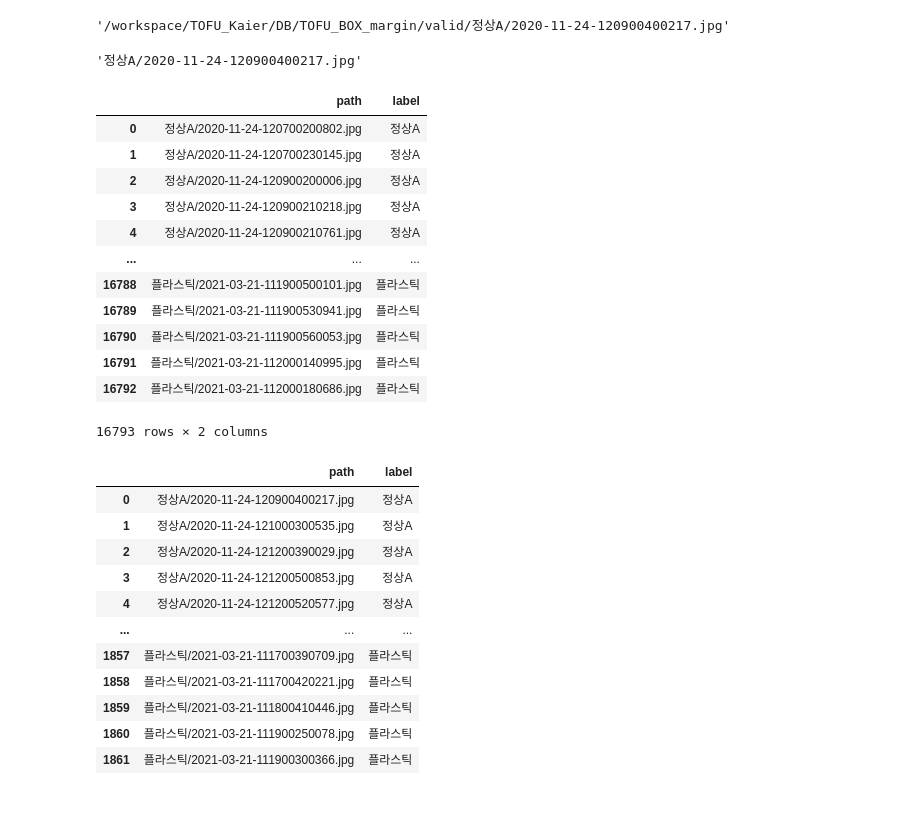
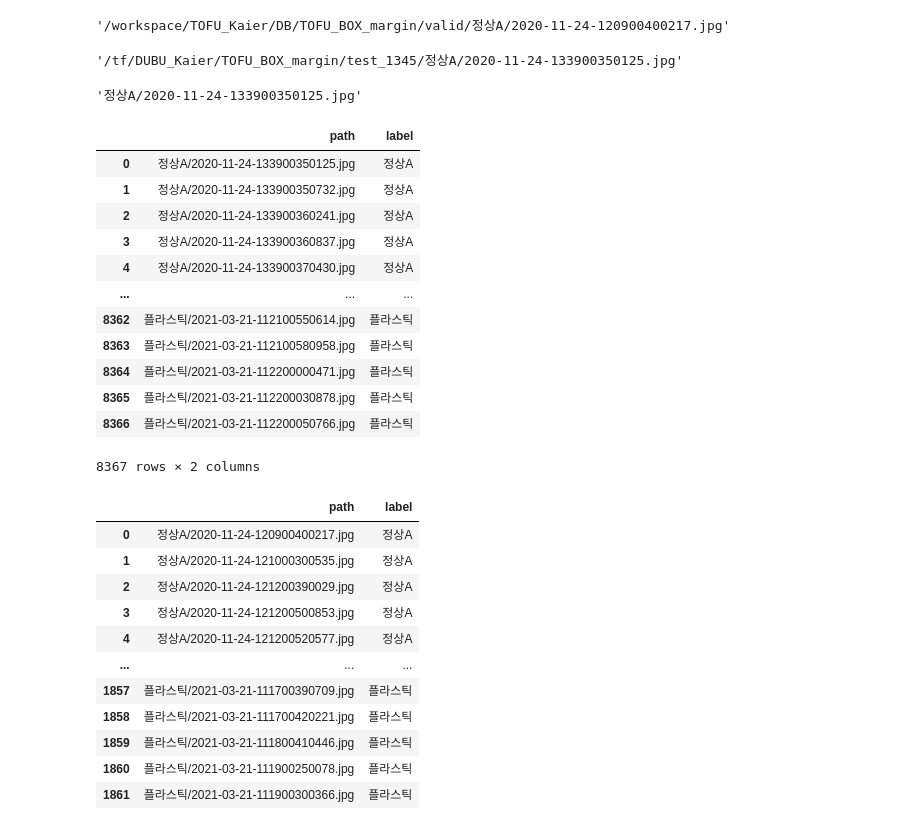
Before and after one commit to yeong95/TOFU_regional-attention-, a Jupyter notebook: make annotations .ipynb, the cells around one changed output. Saved outputs shown, nothing was run; the diff lists cells and outputs as text; code cells hidden in the pictures.

```diff
--- a/make annotations .ipynb
+++ b/make annotations .ipynb
@@ -9,7 +9,7 @@ from tqdm import tqdm
 # %%
 folders = ['정상A', '정상B', '금속', '머리카락', '벌레', '상단불량D', '상단불량E', '유바', '탄화물', '플라스틱']
 
-data_path = '/workspace/TOFU_Kaier/DB/TOFU_BOX_margin'
+data_path = '/tf/DUBU_Kaier/TOFU_BOX_margin'
 train_path = 'train'
 valid_path = 'valid'
 test_path = 'test_1345'
@@ -57,35 +57,39 @@ print(len(test_label_list))
 valid_file_list[0]
 # %% [output]
 '/workspace/TOFU_Kaier/DB/TOFU_BOX_margin/valid/정상A/2020-11-24-120900400217.jpg'
-# %%
-valid_file_list[0][47:]
-# %% [output]
-'정상A/2020-11-24-120900400217.jpg'
+# %%
+test_file_list[0]
+# %% [output]
+'/tf/DUBU_Kaier/TOFU_BOX_margin/test_1345/정상A/2020-11-24-133900350125.jpg'
+# %%
+test_file_list[0][41:]
+# %% [output]
+'정상A/2020-11-24-133900350125.jpg'
 # %%
-train_df = pd.DataFrame({'path':train_file_list, 'label':train_label_list})
-train_df['path'] = train_df['path'].apply(lambda x: x[47:])
+# train_df = pd.DataFrame({'path':train_file_list, 'label':train_label_list})
+# train_df['path'] = train_df['path'].apply(lambda x: x[47:])
 
-valid_df = pd.DataFrame({'path':valid_file_list, 'label':valid_label_list})
-valid_df['path'] = valid_df['path'].apply(lambda x: x[47:])
+# valid_df = pd.DataFrame({'path':valid_file_list, 'label':valid_label_list})
+# valid_df['path'] = valid_df['path'].apply(lambda x: x[47:])
 
 test_df = pd.DataFrame({'path':test_file_list, 'label':test_label_list})
-test_df['path'] = test_df['path'].apply(lambda x: x[47:])
+test_df['path'] = test_df['path'].apply(lambda x: x[41:])
-# %%
-train_df
-# %% [output]
-|  | path | label |
-| 0 | 정상A/2020-11-24-120700200802.jpg | 정상A |
-| 1 | 정상A/2020-11-24-120700230145.jpg | 정상A |
-| 2 | 정상A/2020-11-24-120900200006.jpg | 정상A |
-| 3 | 정상A/2020-11-24-120900210218.jpg | 정상A |
-| 4 | 정상A/2020-11-24-120900210761.jpg | 정상A |
-| ... | ... | ... |
-| 16788 | 플라스틱/2021-03-21-111900500101.jpg | 플라스틱 |
-| 16789 | 플라스틱/2021-03-21-111900530941.jpg | 플라스틱 |
-| 16790 | 플라스틱/2021-03-21-111900560053.jpg | 플라스틱 |
-| 16791 | 플라스틱/2021-03-21-112000140995.jpg | 플라스틱 |
-| 16792 | 플라스틱/2021-03-21-112000180686.jpg | 플라스틱 |
-16793 rows × 2 columns
+# %%
+test_df
+# %% [output]
+|  | path | label |
+| 0 | 정상A/2020-11-24-133900350125.jpg | 정상A |
+| 1 | 정상A/2020-11-24-133900350732.jpg | 정상A |
+| 2 | 정상A/2020-11-24-133900360241.jpg | 정상A |
+| 3 | 정상A/2020-11-24-133900360837.jpg | 정상A |
+| 4 | 정상A/2020-11-24-133900370430.jpg | 정상A |
+| ... | ... | ... |
+| 8362 | 플라스틱/2021-03-21-112100550614.jpg | 플라스틱 |
+| 8363 | 플라스틱/2021-03-21-112100580958.jpg | 플라스틱 |
+| 8364 | 플라스틱/2021-03-21-112200000471.jpg | 플라스틱 |
+| 8365 | 플라스틱/2021-03-21-112200030878.jpg | 플라스틱 |
+| 8366 | 플라스틱/2021-03-21-112200050766.jpg | 플라스틱 |
+8367 rows × 2 columns
 # %%
 valid_df
 # %% [output]
```
Also changed, not shown: parts of 1 cell of this notebook, 9 other files.
